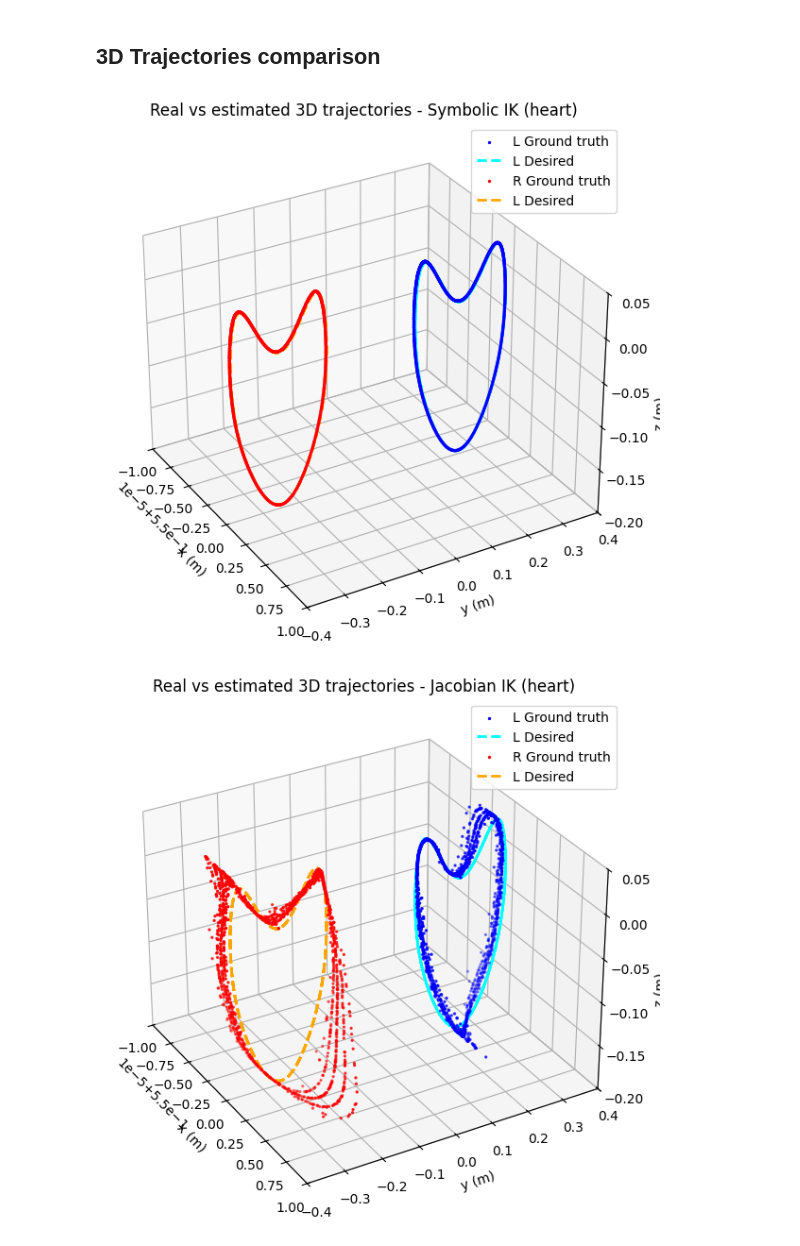
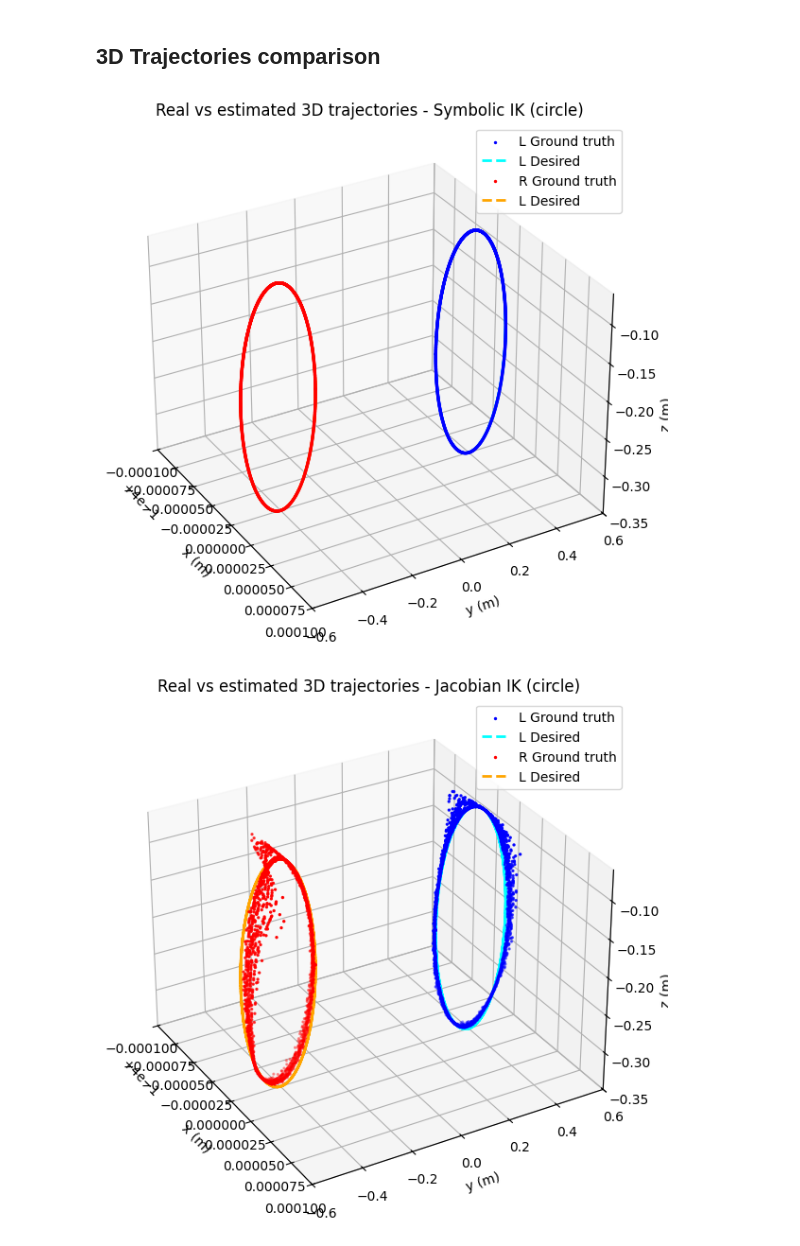
Before and after one commit to pollen-robotics/reachy2_qpik, a Jupyter notebook: src/example/metrics_eval.ipynb, the cells around one changed output. Cells and saved outputs as stored; diff of their text form; code cells hidden in the pictures.

```diff
--- a/src/example/metrics_eval.ipynb
+++ b/src/example/metrics_eval.ipynb
@@ -50,5 +57,5 @@ memory usage: 213.9+ KB
 # %%
-df_sym = pd.read_csv(filepath_num, sep=",", header=0).copy()
+df_sym = pd.read_csv(filepath_sym, sep=",", header=0).copy()
 df_num = pd.read_csv(filepath_num, sep=",", header=0).copy()
 df_qp = pd.read_csv(filepath_qp, sep=",", header=0).copy()
 
@@ -268,7 +360,7 @@ plt.show()
 from mpl_toolkits.mplot3d import Axes3D
 
 
-test = "heart"  # line, circle, heart
+test = "circle"  # line, circle, heart
 
 filepath_sym = f"data/sym_{test}_data.csv"
 filepath_num = f"data/num_{test}_data.csv"
@@ -282,9 +374,9 @@ df_qp = pd.read_csv(filepath_qp, sep=",", header=0).copy()
 if test == "line":
     elev = 30
     azim = -30
-    xlim = [0.39999, 0.40001]
+    xlim = [0.3999, 0.4001]
     ylim = [-0.5, 0.5]
-    zlim = [-(2e-1 - 3e-7), -(2e-1 + 3e-7)]
+    zlim = [-(2e-1 - 3e-5), -(2e-1 + 3e-5)]
 elif test == "heart":
     elev = 30
     azim = -30
@@ -310,49 +402,35 @@ def extract_trajectory(df, col_name):
     return xs, ys, zs
 
 
 for name, df in zip(["Symbolic IK", "Jacobian IK", "QP IK"], [df_sym, df_num, df_qp]):
     fig = plt.figure(figsize=(8, 6))
     ax = fig.add_subplot(111, projection="3d")
     ax.view_init(elev=elev, azim=azim)
 
     l_x_gth, l_y_gth, l_z_gth = extract_trajectory(df, "l_real_pose")
     l_x_des, l_y_des, l_z_des = extract_trajectory(df, "l_pose")
 
     r_x_gth, r_y_gth, r_z_gth = extract_trajectory(df, "r_real_pose")
     r_x_des, r_y_des, r_z_des = extract_trajectory(df, "r_pose")
 
     ax.scatter(l_x_gth, l_y_gth, l_z_gth, label="L Ground truth", color="blue", s=2)
     ax.plot(l_x_des, l_y_des, l_z_des, label="L Desired", linestyle="--", color="cyan", linewidth=2)
 
     ax.scatter(r_x_gth, r_y_gth, r_z_gth, label="R Ground truth", color="red", s=2)
     ax.plot(r_x_des, r_y_des, r_z_des, label="L Desired", linestyle="--", color="orange", linewidth=2)
 
     ax.set_title(f"Real vs estimated 3D trajectories - {name} ({test})")
     ax.set_xlabel("x (m)")
     ax.set_ylabel("y (m)")
     ax.set_zlabel("z (m)")
-    if name == "QP IK":
-        if test == "line":
-            ax.set_xlim(0.3995, 0.4005)
-            ax.set_ylim(-0.55, 0.55)
-            ax.set_zlim(-0.205, -0.195)
-        elif test == "heart":
-            ax.set_xlim(0.5295, 0.55)
-            ax.set_ylim(-0.45, 0.45)
-            ax.set_zlim(-0.25, 0.1)
-        elif test == "circle":
-            ax.set_xlim(0.385, 0.415)
-            ax.set_ylim(-0.65, 0.65)
-            ax.set_zlim(-0.4, -0.05)
-    else:
-        ax.set_xlim(xlim[0], xlim[1])
-        ax.set_ylim(ylim[0], ylim[1])
-        ax.set_zlim(zlim[0], zlim[1])
+    ax.set_xlim(xlim[0], xlim[1])
+    ax.set_ylim(ylim[0], ylim[1])
+    ax.set_zlim(zlim[0], zlim[1])
 
     ax.legend()
     plt.tight_layout()
     ax.grid(True)
     plt.show()
 # %% [output]
-[figure, old version]
+[figure, new version]
-[figure, old version]
+[figure, new version]
```
Also changed, not shown: parts of 11 cells of this notebook, 29 other files.
